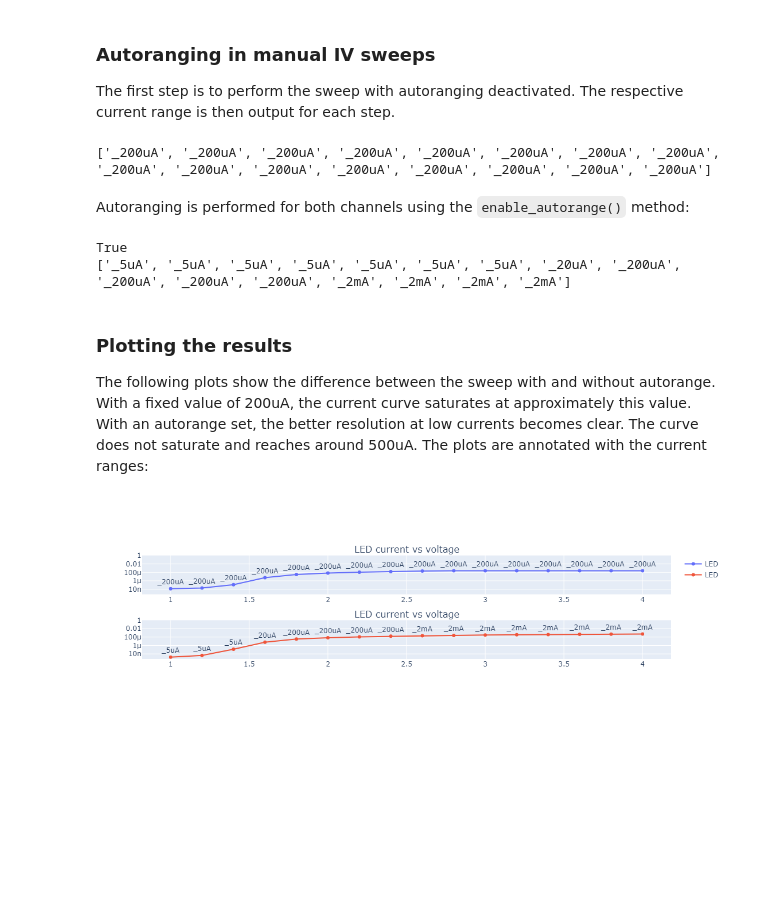
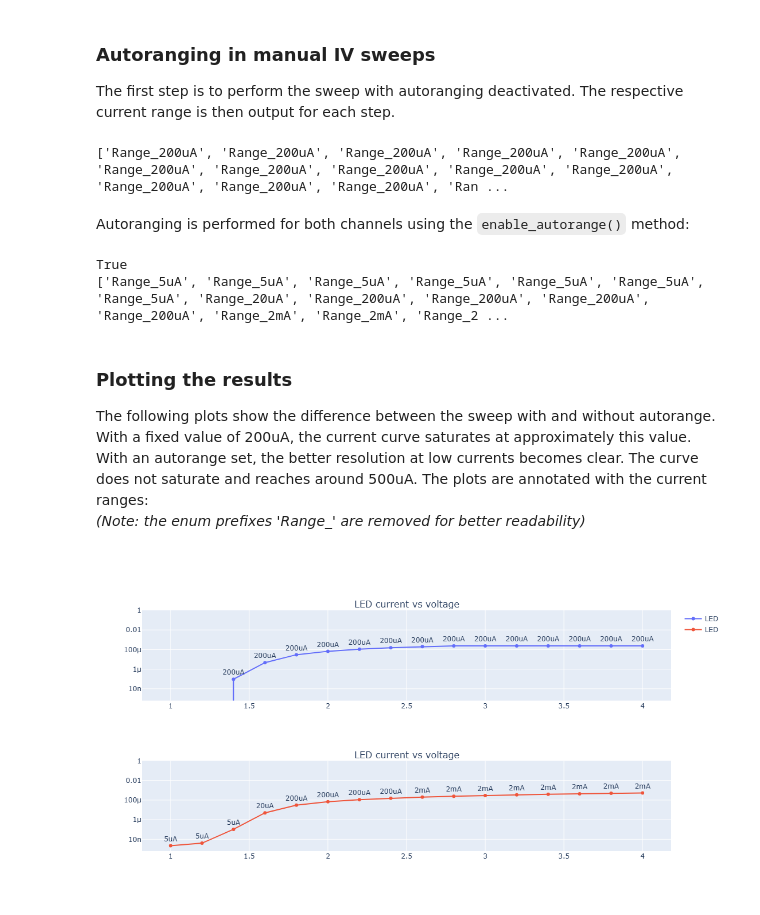
Before and after one commit to AspectSys/As-Device-Engine, a Jupyter notebook: doc/notebooks/Tutorial5-IV_Measurements.ipynb, the cells around one changed output. Cells and saved outputs as stored; diff of their text form; code cells hidden in the pictures; blank space fills up the shorter version.

Commit message:
changed current range enumns. channel_id parametername to channel_name. updated documentation and examples

```diff
--- a/doc/notebooks/Tutorial5-IV_Measurements.ipynb
+++ b/doc/notebooks/Tutorial5-IV_Measurements.ipynb
@@ -33,7 +33,7 @@ channel_list = [channel1_id, channel2_id]
 mbX1.set_voltages(1, channel_list)
 mbX1.set_enable_channels(True,channel_list )
 mbX1.set_measurement_modes(MeasurementMode.isense, channel_list)
-mbX1.set_current_ranges(CurrentRange._2mA_SMU, channel_list)
+mbX1.set_current_ranges(CurrentRange.Range_2mA_SMU, channel_list)
 # %% [output]
 True
 # %% [markdown]
@@ -60,53 +60,54 @@ def sw_sweep(start, stop, step):
 The first step is to perform the sweep with autoranging deactivated.
 The respective current range is then output for each step.
 # %%
-mbX1.set_current_ranges(CurrentRange._200uA_SMU, channel_list)
+mbX1.set_current_ranges(CurrentRange.Range_200uA_SMU, channel_list)
 mbX1.enable_autorange(False, channel_list)
 mbX1.set_voltages(1, channel_list)
-sweep_without_outorange = sw_sweep(1,4, 0.2)
-print(sweep_without_outorange[3])
+sweep_without_autorange = sw_sweep(1,4, 0.2)
+print(sweep_without_autorange[3])
 # %% [output]
-['_200uA', '_200uA', '_200uA', '_200uA', '_200uA', '_200uA', '_200uA', '_200uA', '_200uA', '_200uA', '_200uA', '_200uA', '_200uA', '_200uA', '_200uA', '_200uA']
+['Range_200uA', 'Range_200uA', 'Range_200uA', 'Range_200uA', 'Range_200uA', 'Range_200uA', 'Range_200uA', 'Range_200uA', 'Range_200uA', 'Range_200uA', 'Range_200uA', 'Range_200uA', 'Range_200uA', 'Ran ...
 # %% [markdown]
 Autoranging is performed for both channels using the `enable_autorange()` method:
 # %%
 mbX1.enable_autorange(True, channel_list)
 #Alternatively, autoranging can also be queried or set via the properties/setter of a channel
 print(mbX1.idSmu2Modules['M1.S1'].smu.channels[channel1_id].autorange)
-sweep_with_outorange = sw_sweep(1,4, 0.2)
-print(sweep_with_outorange[4])
+sweep_with_autorange = sw_sweep(1,4, 0.2)
+print(sweep_with_autorange[4])
 # %% [output]
 True
-['_5uA', '_5uA', '_5uA', '_5uA', '_5uA', '_5uA', '_5uA', '_20uA', '_200uA', '_200uA', '_200uA', '_200uA', '_2mA', '_2mA', '_2mA', '_2mA']
+['Range_5uA', 'Range_5uA', 'Range_5uA', 'Range_5uA', 'Range_5uA', 'Range_5uA', 'Range_5uA', 'Range_20uA', 'Range_200uA', 'Range_200uA', 'Range_200uA', 'Range_200uA', 'Range_2mA', 'Range_2mA', 'Range_2 ...
 # %% [markdown]
 ### Plotting the results
 The following plots show the difference between the sweep with and without autorange.
 With a fixed value of 200uA, the current curve saturates at approximately this value.
 With an autorange set, the better resolution at low currents becomes clear.
 The curve does not saturate and reaches around 500uA. The plots are annotated with the current ranges:
+*(Note: the enum prefixes 'Range_' are removed for better readability)*
 # %%
 from plotly.subplots import make_subplots
 def create_fig():
     fig = make_subplots(rows=2, cols=1,  subplot_titles=("LED current vs voltage", "LED current vs voltage"))
     fig.add_trace(go.Scatter(x=sweep_without_outorange[0], y=sweep_without_outorange[1],
                         mode='lines+markers+text',
-                        text = sweep_without_outorange[3],
+                        text = [s.replace("Range_", "") for s in sweep_without_autorange[3]],
                         textposition="top center",
                         name='LED'),  row=1, col=1)
     fig.add_trace(go.Scatter(x=sweep_with_outorange[0], y=sweep_with_outorange[1],
                         mode='lines+markers+text',
-                        text = sweep_with_outorange[3],
+                        text = [s.replace("Range_", "") for s in sweep_with_autorange[3]],
                         textposition="top center",
                         name='LED'),  row=2, col=1)
     fig.update_yaxes(type="log", range=[np.log(0.0001),np.log(1)], row=1, col=1)
     fig.update_yaxes(type="log", range=[np.log(0.0001),np.log(1)], row=2, col=1)
     fig.update_layout(height=600)
     return fig
 fig = create_fig()
 fig
 #uncomment in pure python script:
 #fig.show()
 # %% [output]
-[figure, old version]
+[figure, new version]
 # %%
 srunner.shutdown()
```
Also changed, not shown: 17 other files.
